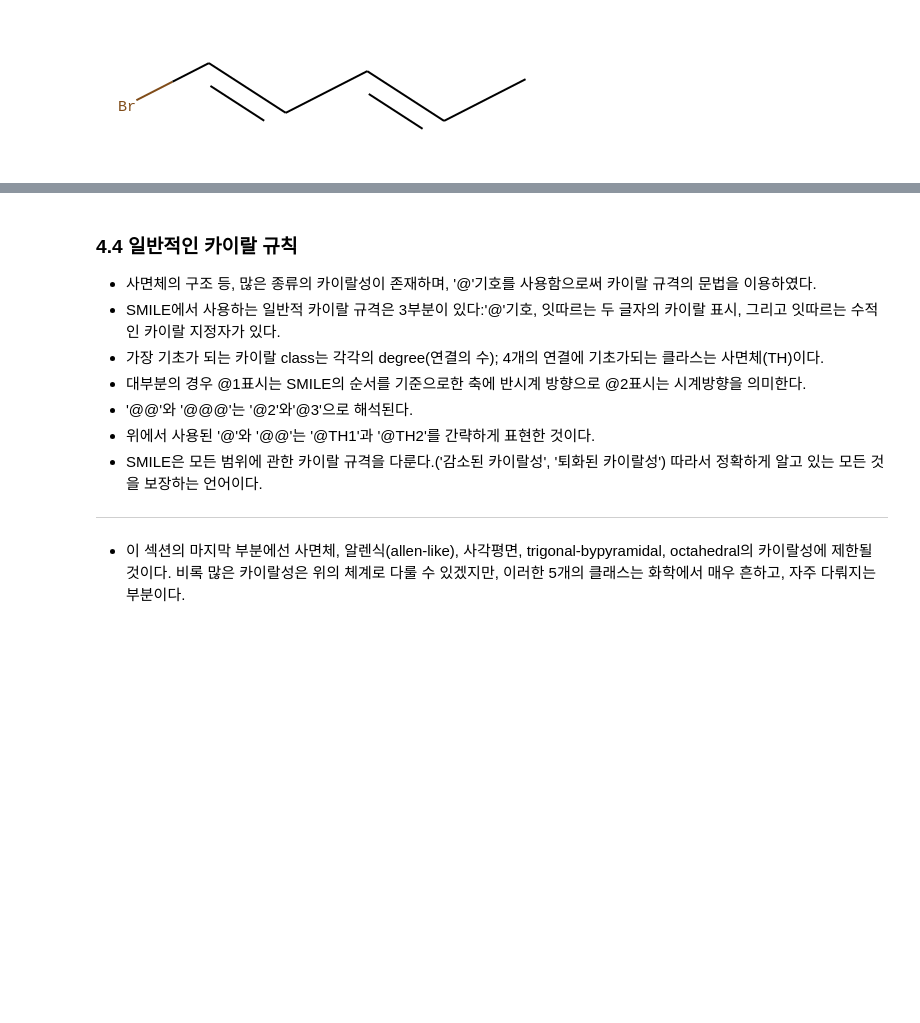
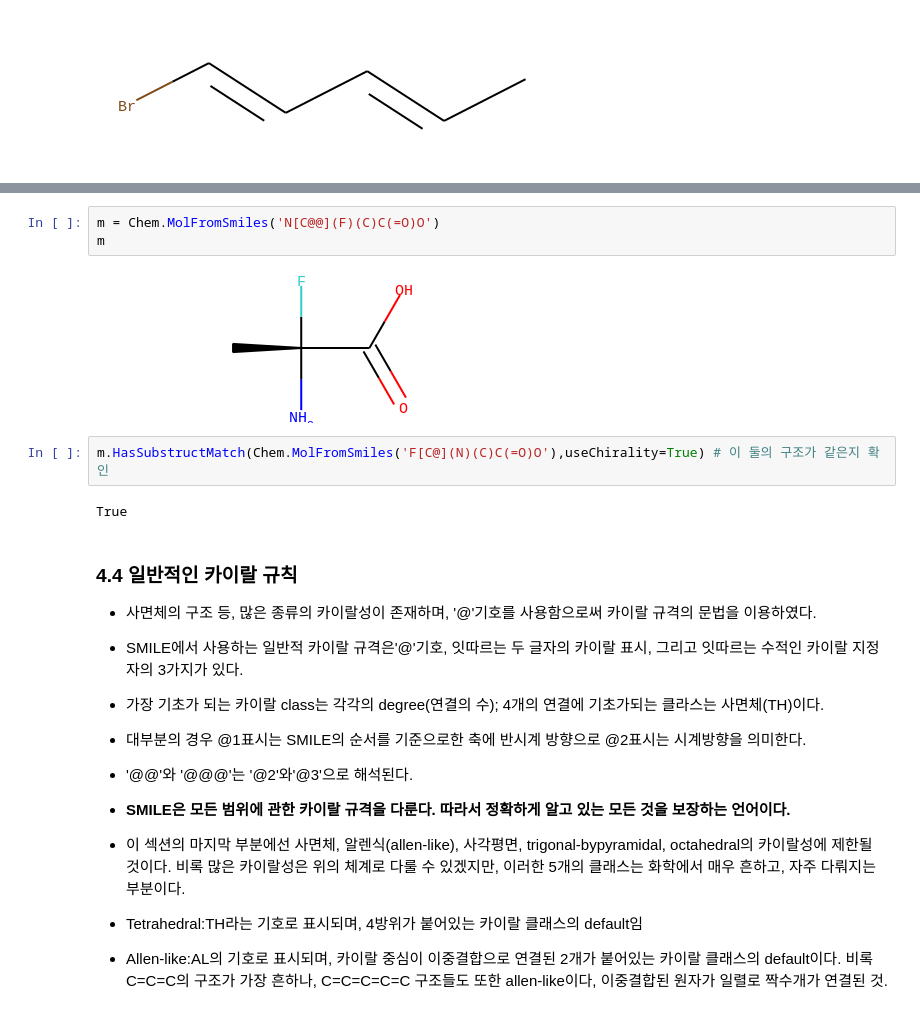
Before and after one commit to LimYeongJun/Jump-to-python, a Jupyter notebook: smiles.ipynb, the cells around one changed output, grey strips where cells are left out. Drawn from its saved outputs; the diff is of its cells as text; blank space fills up the shorter version.

```diff
--- a/smiles.ipynb
+++ b/smiles.ipynb
@@ -217,12 +239,24 @@ S2
+# %%
+m = Chem.MolFromSmiles('N[C@@](F)(C)C(=O)O')
+m
+# %% [output]
+[figure, added]
+# %%
+m.HasSubstructMatch(Chem.MolFromSmiles('F[C@](N)(C)C(=O)O'),useChirality=True) # 이 둘의 구조가 같은지 확인
+# %% [output]
+True
 # %% [markdown]
 ### 4.4 일반적인 카이랄 규칙
 
 * 사면체의 구조 등, 많은 종류의 카이랄성이 존재하며, '@'기호를 사용함으로써 카이랄 규격의 문법을 이용하였다.
-* SMILE에서 사용하는 일반적 카이랄 규격은 3부분이 있다:'@'기호, 잇따르는 두 글자의 카이랄 표시, 그리고 잇따르는 수적인 카이랄 지정자가 있다.
+* SMILE에서 사용하는 일반적 카이랄 규격은'@'기호, 잇따르는 두 글자의 카이랄 표시, 그리고 잇따르는 수적인 카이랄 지정자의 3가지가 있다.
 * 가장 기초가 되는 카이랄 class는 각각의 degree(연결의 수); 4개의 연결에 기초가되는 클라스는 사면체(TH)이다.
 * 대부분의 경우 @1표시는 SMILE의 순서를 기준으로한 축에 반시계 방향으로 @2표시는 시계방향을 의미한다.
 * '@@'와 '@@@'는 '@2'와'@3'으로 해석된다.
-* 위에서 사용된 '@'와 '@@'는 '@TH1'과 '@TH2'를 간략하게 표현한 것이다.
-* SMILE은 모든 범위에 관한 카이랄 규격을 다룬다.('감소된 카이랄성', '퇴화된 카이랄성') 따라서 정확하게 알고 있는 모든 것을 보장하는 언어이다.
---------
+* **SMILE은 모든 범위에 관한 카이랄 규격을 다룬다. 따라서 정확하게 알고 있는 모든 것을 보장하는 언어이다.**
+
 * 이 섹션의 마지막 부분에선 사면체, 알렌식(allen-like), 사각평면, trigonal-bypyramidal, octahedral의 카이랄성에 제한될 것이다. 비록 많은 카이랄성은 위의 체계로 다룰 수 있겠지만, 이러한 5개의 클래스는 화학에서 매우 흔하고, 자주 다뤄지는 부분이다.
+
+* Tetrahedral:TH라는 기호로 표시되며, 4방위가 붙어있는 카이랄 클래스의 default임
+
+* Allen-like:AL의 기호로 표시되며, 카이랄 중심이 이중결합으로 연결된 2개가 붙어있는 카이랄 클래스의 default이다. 비록 C=C=C의 구조가 가장 흔하나, C=C=C=C=C 구조들도 또한 allen-like이다, 이중결합된 원자가 일렬로 짝수개가 연결된 것.
```
Also changed, not shown: parts of 6 cells of this notebook.
